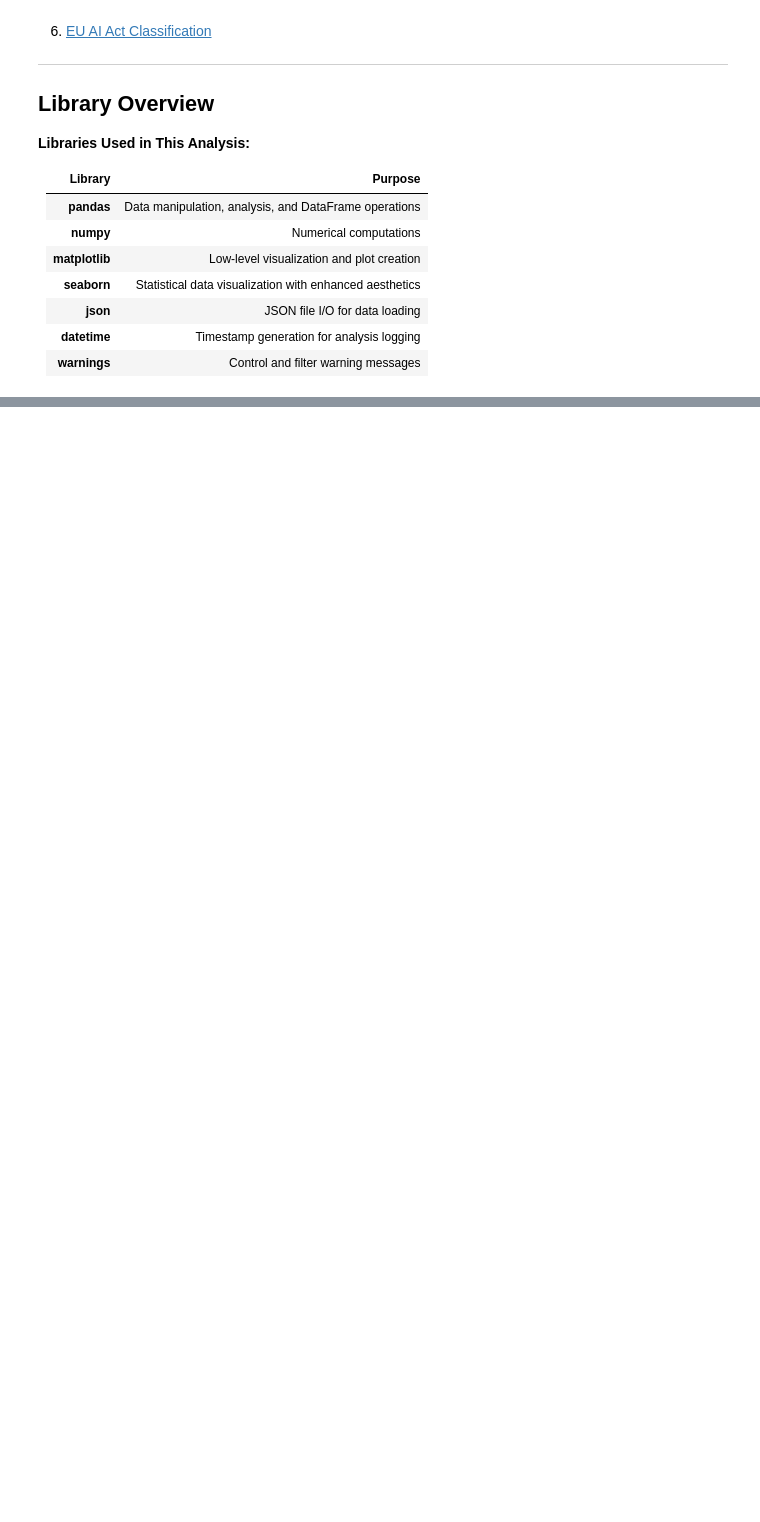
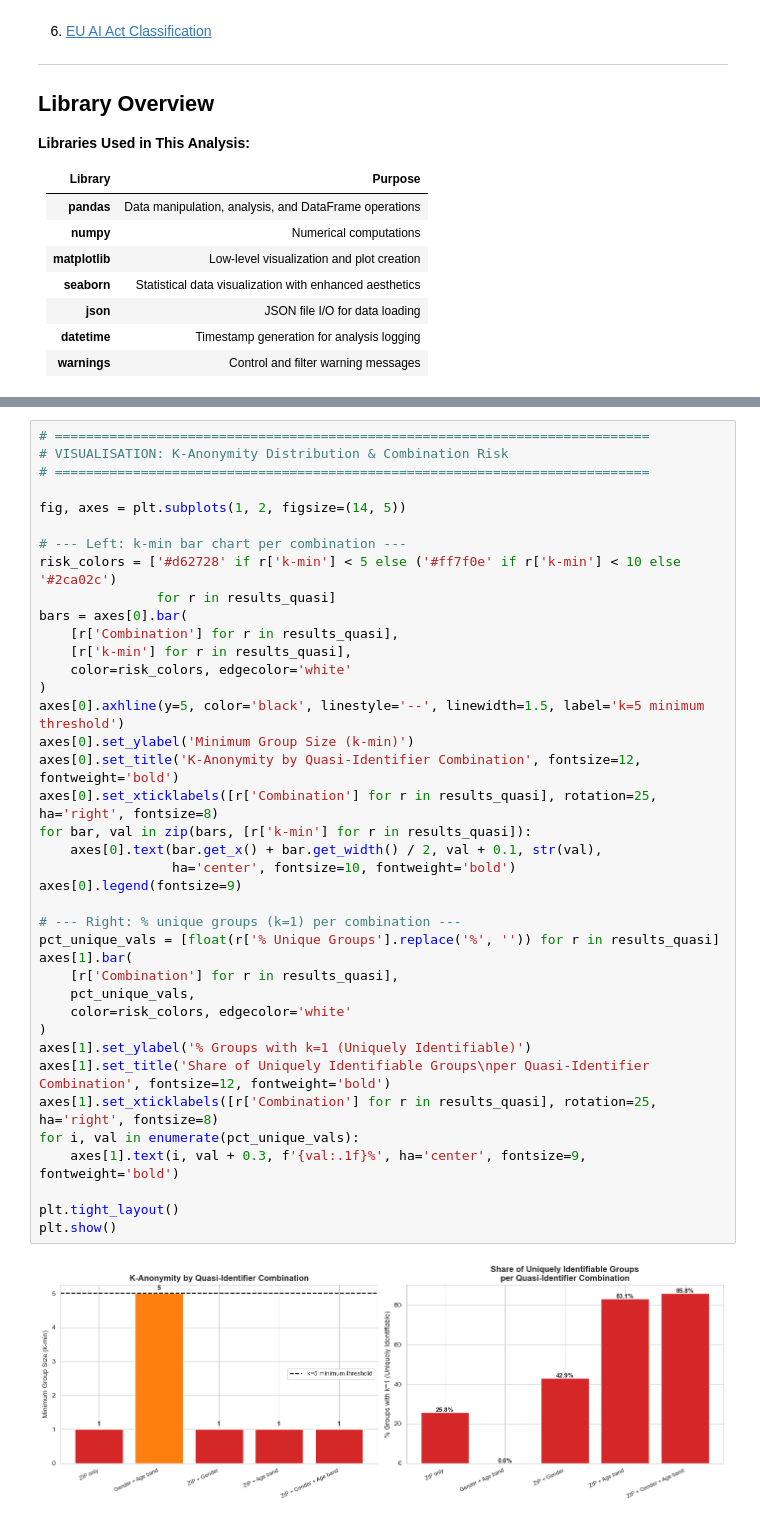
Before and after one commit to mariehenke73606/DEGO-2606---TXC_12, a Jupyter notebook: notebooks/03 - privacy - demo.ipynb, the cells around one changed output, grey strips where cells are left out. Cells and saved outputs as stored; diff of their text form; blank space fills up the shorter version.

```diff
--- a/notebooks/03 - privacy - demo.ipynb
+++ b/notebooks/03 - privacy - demo.ipynb
@@ -250,0 +377,41 @@ plt.show()
+# %%
+# ============================================================================
+# VISUALISATION: K-Anonymity Distribution & Combination Risk
+# ============================================================================
+
+fig, axes = plt.subplots(1, 2, figsize=(14, 5))
+
+# --- Left: k-min bar chart per combination ---
+risk_colors = ['#d62728' if r['k-min'] < 5 else ('#ff7f0e' if r['k-min'] < 10 else '#2ca02c')
+               for r in results_quasi]
+bars = axes[0].bar(
+    [r['Combination'] for r in results_quasi],
+    [r['k-min'] for r in results_quasi],
+    color=risk_colors, edgecolor='white'
+)
+axes[0].axhline(y=5, color='black', linestyle='--', linewidth=1.5, label='k=5 minimum threshold')
+axes[0].set_ylabel('Minimum Group Size (k-min)')
+axes[0].set_title('K-Anonymity by Quasi-Identifier Combination', fontsize=12, fontweight='bold')
+axes[0].set_xticklabels([r['Combination'] for r in results_quasi], rotation=25, ha='right', fontsize=8)
+for bar, val in zip(bars, [r['k-min'] for r in results_quasi]):
+    axes[0].text(bar.get_x() + bar.get_width() / 2, val + 0.1, str(val),
+                 ha='center', fontsize=10, fontweight='bold')
+axes[0].legend(fontsize=9)
+
+# --- Right: % unique groups (k=1) per combination ---
+pct_unique_vals = [float(r['% Unique Groups'].replace('%', '')) for r in results_quasi]
+axes[1].bar(
+    [r['Combination'] for r in results_quasi],
+    pct_unique_vals,
+    color=risk_colors, edgecolor='white'
+)
+axes[1].set_ylabel('% Groups with k=1 (Uniquely Identifiable)')
+axes[1].set_title('Share of Uniquely Identifiable Groups\nper Quasi-Identifier Combination', fontsize=12, fontweight='bold')
+axes[1].set_xticklabels([r['Combination'] for r in results_quasi], rotation=25, ha='right', fontsize=8)
+for i, val in enumerate(pct_unique_vals):
+    axes[1].text(i, val + 0.3, f'{val:.1f}%', ha='center', fontsize=9, fontweight='bold')
+
+plt.tight_layout()
+plt.show()
+# %% [output]
+[figure, added]
```
Also changed, not shown: parts of 18 cells of this notebook.
